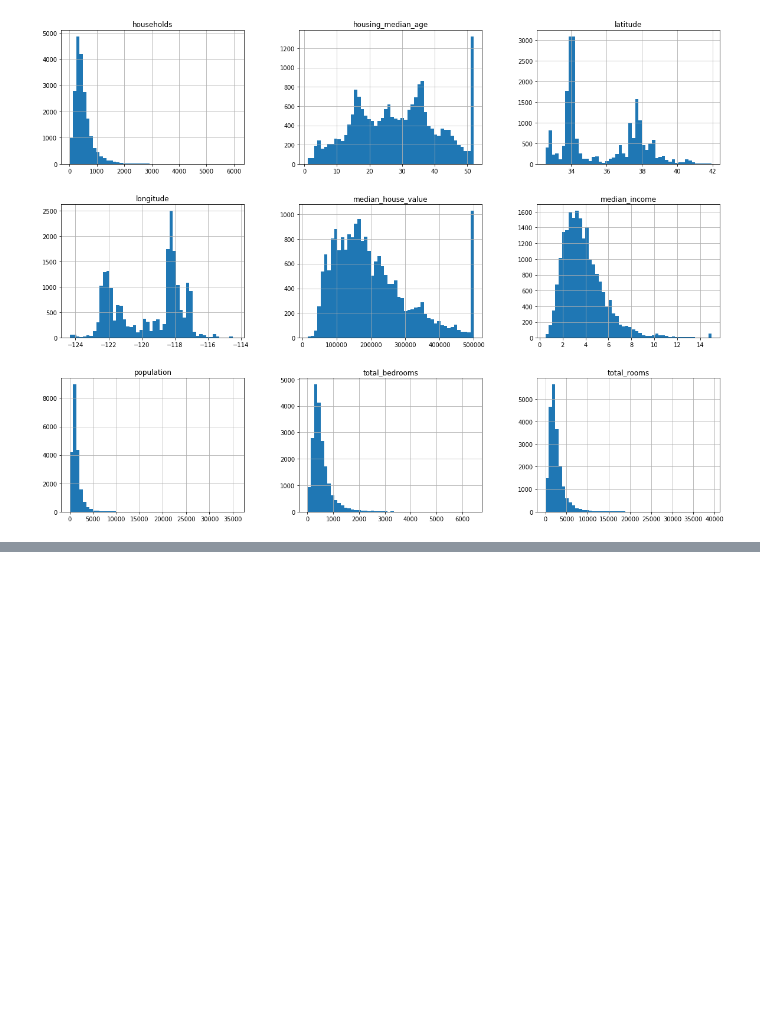
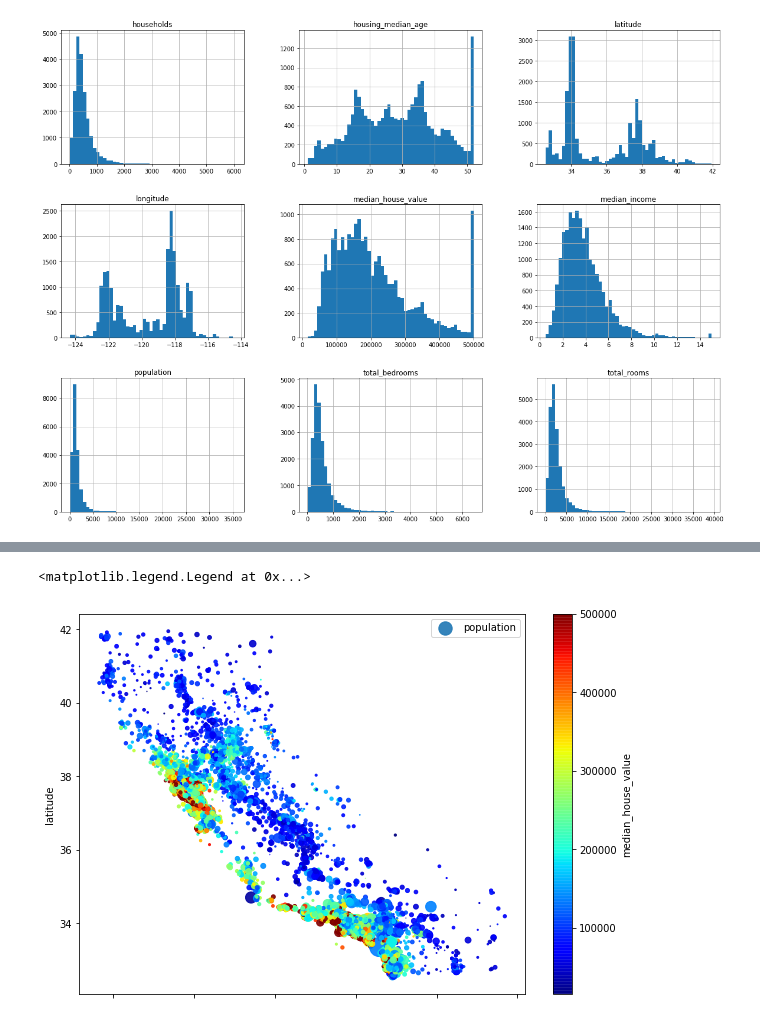
Before and after one commit to MukunthanML/MLHandson_E2E, a Jupyter notebook: Housing.ipynb, the cells around one changed output, grey strips where cells are left out. Cells and saved outputs as stored; diff of their text form; code cells hidden in the pictures; blank space fills up the shorter version.

```diff
--- a/Housing.ipynb
+++ b/Housing.ipynb
@@ -73,0 +175,12 @@ plt.show()
+# %%
+housing_latest.plot(kind='scatter',x='longitude',y='latitude',alpha=0.9,
+                    s=housing_latest['population']/100,
+                    label='population',
+                    figsize=(10,7),
+                    c='median_house_value',
+                    cmap=plt.get_cmap('jet'),
+                    colorbar=True)
+plt.legend()
+# %% [output]
+<matplotlib.legend.Legend at 0x...>
+[figure, added]
```
Also changed, not shown: parts of 34 cells of this notebook, 6 other files.
